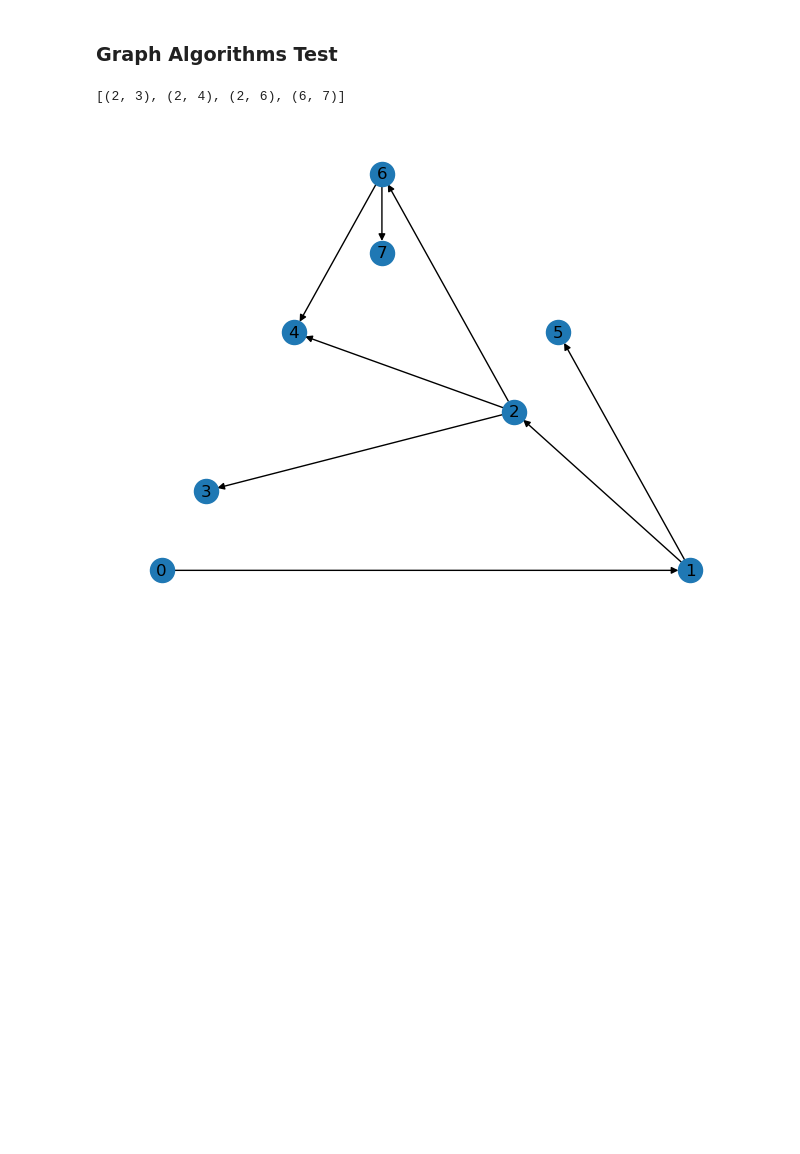
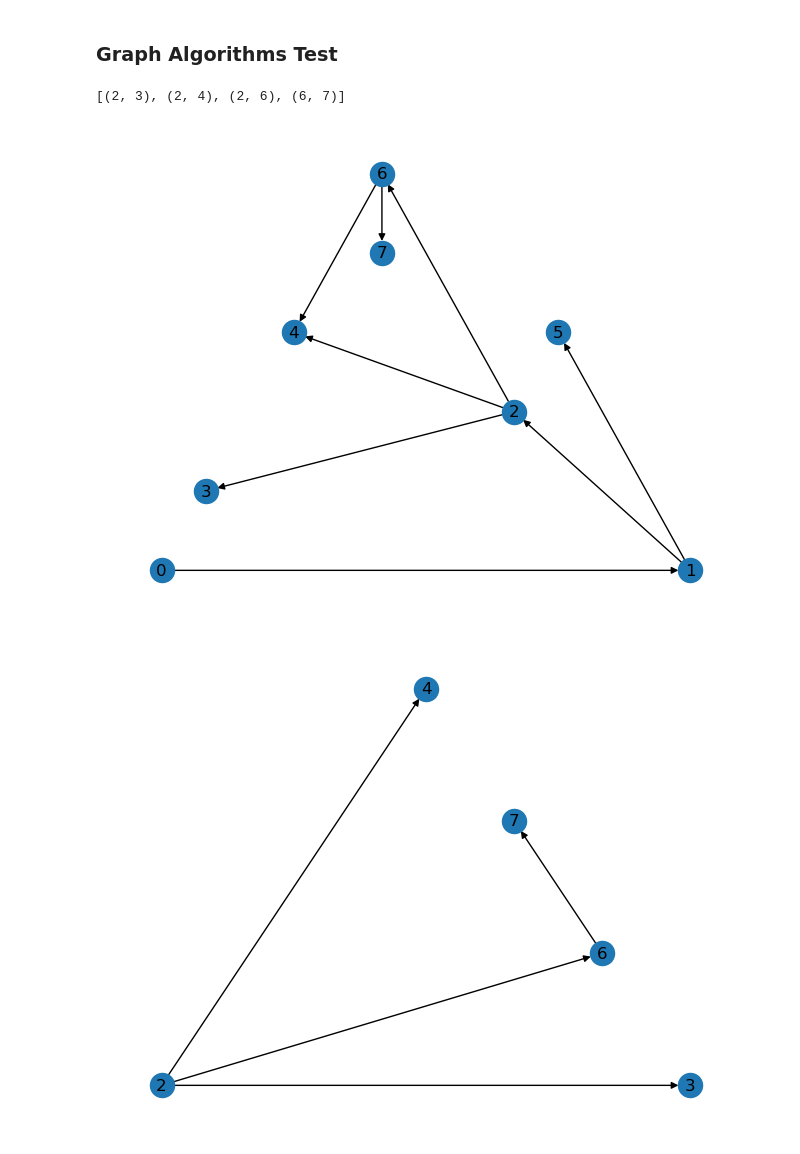
Before and after one commit to Astronauty/AiPEX-Projects, a Jupyter notebook: bond-graph-RL/bond_graph_test.ipynb, the cells around one changed output. Saved outputs shown, nothing was run; the diff lists cells and outputs as text; code cells hidden in the pictures; blank space fills up the shorter version.

```diff
--- a/bond-graph-RL/bond_graph_test.ipynb
+++ b/bond-graph-RL/bond_graph_test.ipynb
@@ -182,27 +194,32 @@ False
 # %% [markdown]
 ### Graph Algorithms Test
 # %%
-import networkx as nx
 G = nx.DiGraph()
 G.add_node(0)
 G.add_node(1)
 G.add_edge(0,1)
 H = G.reverse(copy=False)
 G.add_node(2)
 G.add_edge(1,2)
 G.add_node(3)
 G.add_edge(2,3)
 G.add_edge(1,2)
 G.add_edge(1,5)
 G.add_edge(2,4)
 G.add_edge(2,6)
 G.add_edge(6,4)
 G.add_edge(6,7)
 
 
+plt.figure(1)
 print(list(nx.dfs_edges(G, source=2, depth_limit=5)))
 nx.draw_planar(G, with_labels=True)
 # nx.draw_planar(H, with_labels=True)
+
+plt.figure(2)
+H = nx.dfs_tree(G, source=2, depth_limit=None)
+nx.draw_planar(H, with_labels=True)
 # %% [output]
 [(2, 3), (2, 4), (2, 6), (6, 7)]
 [figure]
+[figure, added]
```
Also changed, not shown: parts of 11 cells of this notebook, 5 other files.
